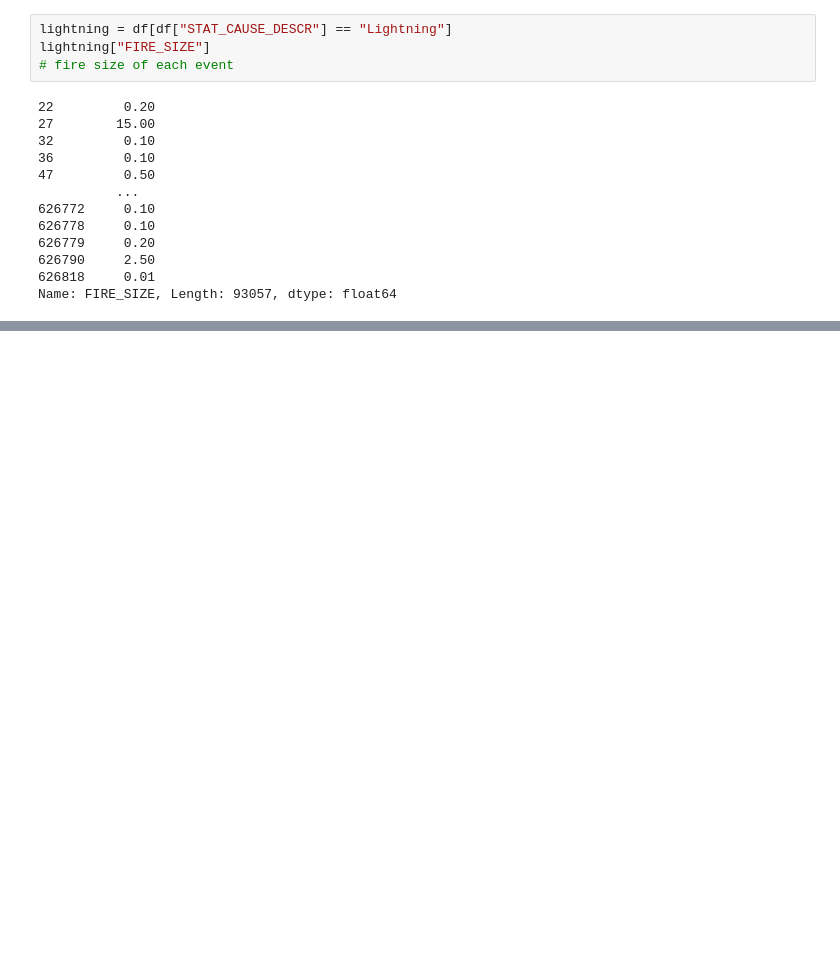
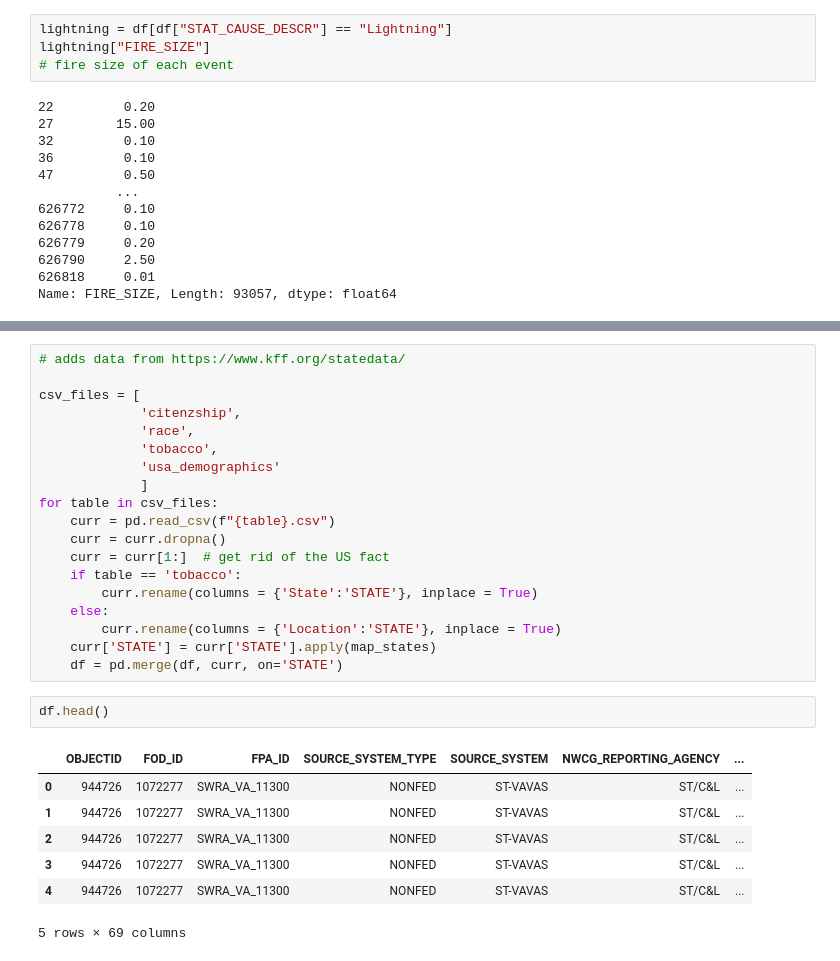
Before and after one commit to razbareli/Applied-Competitive-Lab-in-Data-Science-67818, a Jupyter notebook: project/final_project.ipynb, the cells around one changed output, grey strips where cells are left out. Cells and saved outputs as stored; diff of their text form; blank space fills up the shorter version.

```diff
--- a/project/final_project.ipynb
+++ b/project/final_project.ipynb
@@ -103,0 +168,29 @@ Name: FIRE_SIZE, Length: 93057, dtype: float64
+# %%
+# adds data from https://www.kff.org/statedata/
+
+csv_files = [
+             'citenzship',
+             'race',
+             'tobacco',
+             'usa_demographics'
+             ]
+for table in csv_files:
+    curr = pd.read_csv(f"{table}.csv")
+    curr = curr.dropna()
+    curr = curr[1:]  # get rid of the US fact
+    if table == 'tobacco':
+        curr.rename(columns = {'State':'STATE'}, inplace = True)
+    else:
+        curr.rename(columns = {'Location':'STATE'}, inplace = True)
+    curr['STATE'] = curr['STATE'].apply(map_states)
+    df = pd.merge(df, curr, on='STATE')
+# %%
+df.head()
+# %% [output]
+|  | OBJECTID | FOD_ID | FPA_ID | SOURCE_SYSTEM_TYPE | SOURCE_SYSTEM | NWCG_REPORTING_AGENCY | ... |
+| 0 | 944726 | 1072277 | SWRA_VA_11300 | NONFED | ST-VAVAS | ST/C&L | ... |
+| 1 | 944726 | 1072277 | SWRA_VA_11300 | NONFED | ST-VAVAS | ST/C&L | ... |
+| 2 | 944726 | 1072277 | SWRA_VA_11300 | NONFED | ST-VAVAS | ST/C&L | ... |
+| 3 | 944726 | 1072277 | SWRA_VA_11300 | NONFED | ST-VAVAS | ST/C&L | ... |
+| 4 | 944726 | 1072277 | SWRA_VA_11300 | NONFED | ST-VAVAS | ST/C&L | ... |
+5 rows × 69 columns
```
Also changed, not shown: parts of 2 cells of this notebook.
